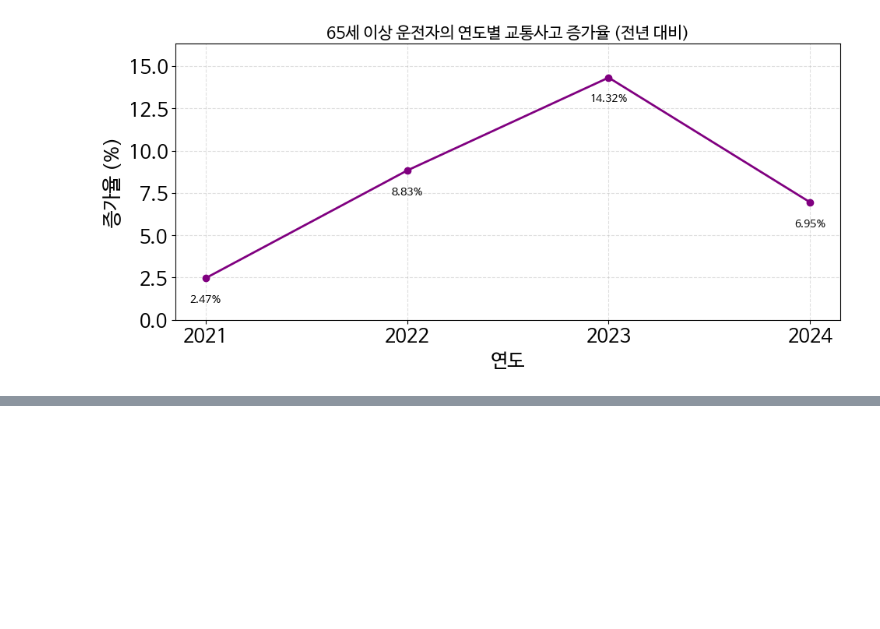
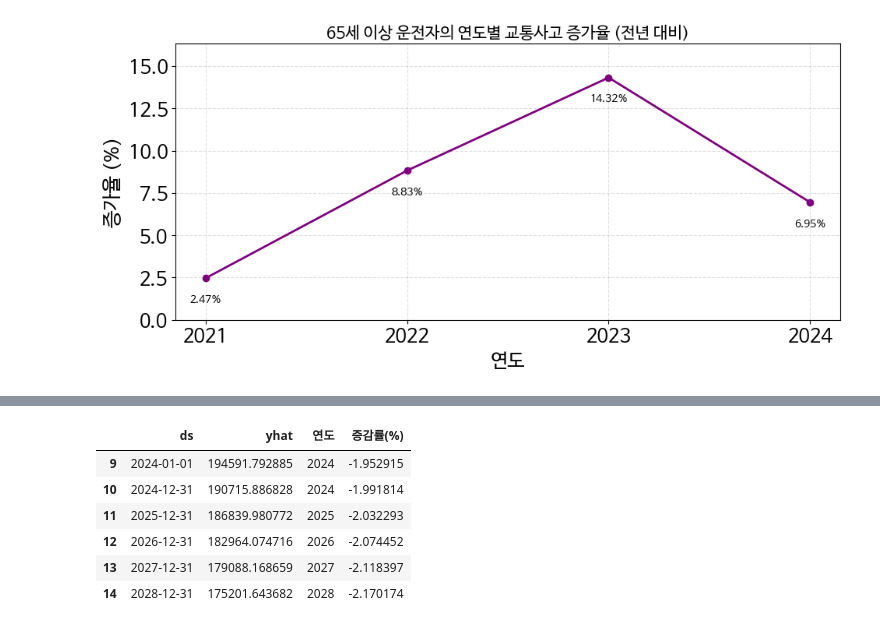
Before and after one commit to bbbbbin2/2025_BigData, a Jupyter notebook: notebook/교통사고_통계_및_예측_시각화.ipynb, the cells around one changed output, grey strips where cells are left out. Cells and saved outputs as stored; diff of their text form; code cells hidden in the pictures; blank space fills up the shorter version.

```diff
--- a/notebook/교통사고_통계_및_예측_시각화.ipynb
+++ b/notebook/교통사고_통계_및_예측_시각화.ipynb
@@ -1108,3 +1108,14 @@ plt.tight_layout()
 plt.show()
 # %% [output]
 [figure]
+# %%
+import pandas as pd
+
+# Prophet 학습 데이터 생성
+df_prophet = df_year[["년도", "사고건수_전체"]].copy()
+df_prophet.columns = ["ds", "y"]
+
+# datetime 변환
+df_prophet["ds"] = pd.to_datetime(df_prophet["ds"].astype(str) + "-01-01")
+
+df_prophet
@@ -1110,0 +1197,20 @@ plt.show()
+# %%
+# 예측 결과 정리
+df_fc = forecast[["ds", "yhat"]].copy()
+df_fc["연도"] = df_fc["ds"].dt.year
+
+# 증감률 계산
+df_fc["증감률(%)"] = df_fc["yhat"].pct_change() * 100
+
+# 2025~2029만 사용
+df_growth = df_fc[df_fc["연도"] >= df_year["년도"].max()]
+
+df_growth
+# %% [output]
+|  | ds | yhat | 연도 | 증감률(%) |
+| 9 | 2024-01-01 | 194591.792885 | 2024 | -1.952915 |
+| 10 | 2024-12-31 | 190715.886828 | 2024 | -1.991814 |
+| 11 | 2025-12-31 | 186839.980772 | 2025 | -2.032293 |
+| 12 | 2026-12-31 | 182964.074716 | 2026 | -2.074452 |
+| 13 | 2027-12-31 | 179088.168659 | 2027 | -2.118397 |
+| 14 | 2028-12-31 | 175201.643682 | 2028 | -2.170174 |
```
Also changed, not shown: parts of 7 cells of this notebook.
